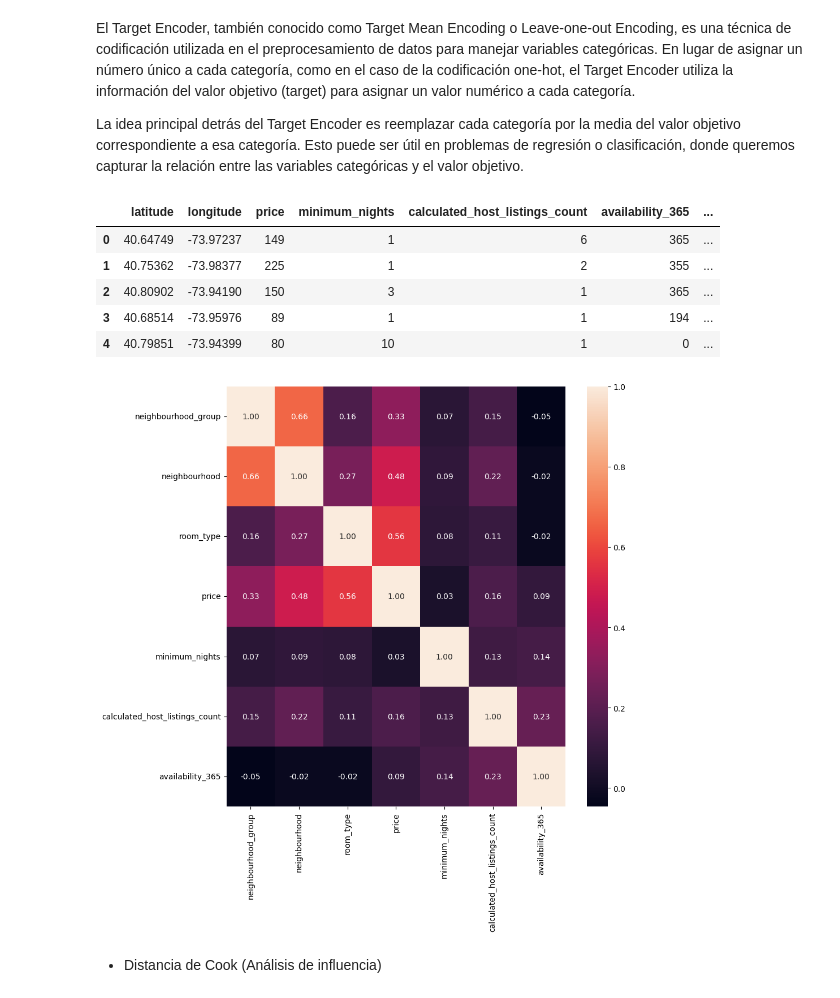
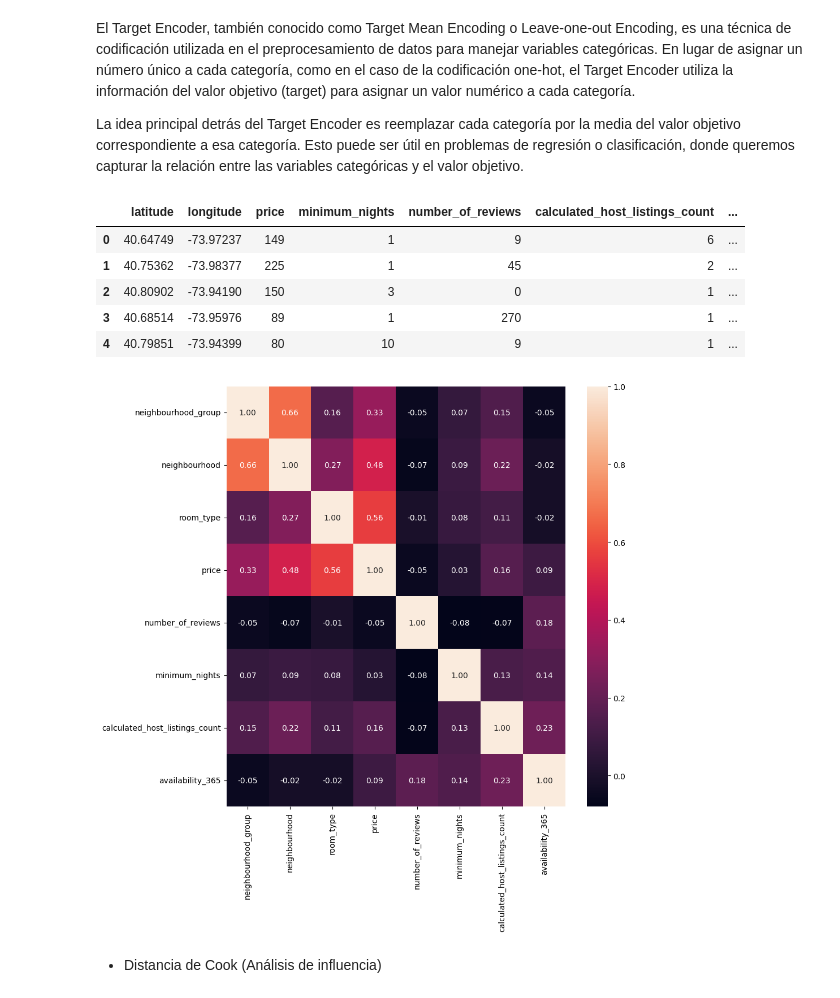
Before and after one commit to patriciamv97/machine-learning-python-template, a Jupyter notebook: src/eda.ipynb, the cells around one changed output. Drawn from its saved outputs; the diff is of its cells as text; code cells hidden in the pictures.

```diff
--- a/src/eda.ipynb
+++ b/src/eda.ipynb
@@ -106,7 +106,7 @@ dtype: float64
 La correlación entre 'number_of_reviews' y 'reviews_per_month' es positiva moderada (0.5499).
 Puesto un mayor número total de reseñas también tengan una tasa de reseñas mensuales más alta, tienen una tasa del 20%, que es un nº considerable, y la información que ofrece no es relevante, ya que no tiene apenas correlación con el precio (variable clave), eliminaremos tambien estas columnas.
 # %%
-data.drop(['id', 'name', 'host_id', 'host_name', 'number_of_reviews','last_review', 'reviews_per_month'], axis=1, inplace=True)
+data.drop(['id', 'name', 'host_id', 'host_name', 'last_review', 'reviews_per_month'], axis=1, inplace=True)
 data.head()
 # %% [output]
 |  | neighbourhood_group | neighbourhood | latitude | longitude | room_type | price | minimum_nights | ... |
@@ -299,24 +309,24 @@ data_num = data.drop(columns=columns_to_encode)
 data_encoded = pd.concat([data_num, data_codif], axis=1)
 data_encoded.head()
 # %% [output]
-|  | latitude | longitude | price | minimum_nights | calculated_host_listings_count | availability_365 | ... |
-| 0 | 40.64749 | -73.97237 | 149 | 1 | 6 | 365 | ... |
-| 1 | 40.75362 | -73.98377 | 225 | 1 | 2 | 355 | ... |
-| 2 | 40.80902 | -73.94190 | 150 | 3 | 1 | 365 | ... |
-| 3 | 40.68514 | -73.95976 | 89 | 1 | 1 | 194 | ... |
-| 4 | 40.79851 | -73.94399 | 80 | 10 | 1 | 0 | ... |
+|  | latitude | longitude | price | minimum_nights | number_of_reviews | calculated_host_listings_count | ... |
+| 0 | 40.64749 | -73.97237 | 149 | 1 | 9 | 6 | ... |
+| 1 | 40.75362 | -73.98377 | 225 | 1 | 45 | 2 | ... |
+| 2 | 40.80902 | -73.94190 | 150 | 3 | 0 | 1 | ... |
+| 3 | 40.68514 | -73.95976 | 89 | 1 | 270 | 1 | ... |
+| 4 | 40.79851 | -73.94399 | 80 | 10 | 9 | 1 | ... |
 # %%
 fig, axes = plt.subplots(figsize=(10, 10))
 
-sns.heatmap(data_encoded[["neighbourhood_group", "neighbourhood", "room_type", "price",
+sns.heatmap(data_encoded[["neighbourhood_group", "neighbourhood", "room_type", "price", "number_of_reviews",
                   "minimum_nights", "calculated_host_listings_count", "availability_365"]].corr(), annot = True, fmt = ".2f")
 
 plt.tight_layout()
 
 # Draw Plot
 plt.show()
 # %% [output]
-[figure, old version]
+[figure, new version]
 # %% [markdown]
  - Distancia de Cook (Análisis de influencia)
 # %%
```
Also changed, not shown: parts of 9 cells of this notebook.
